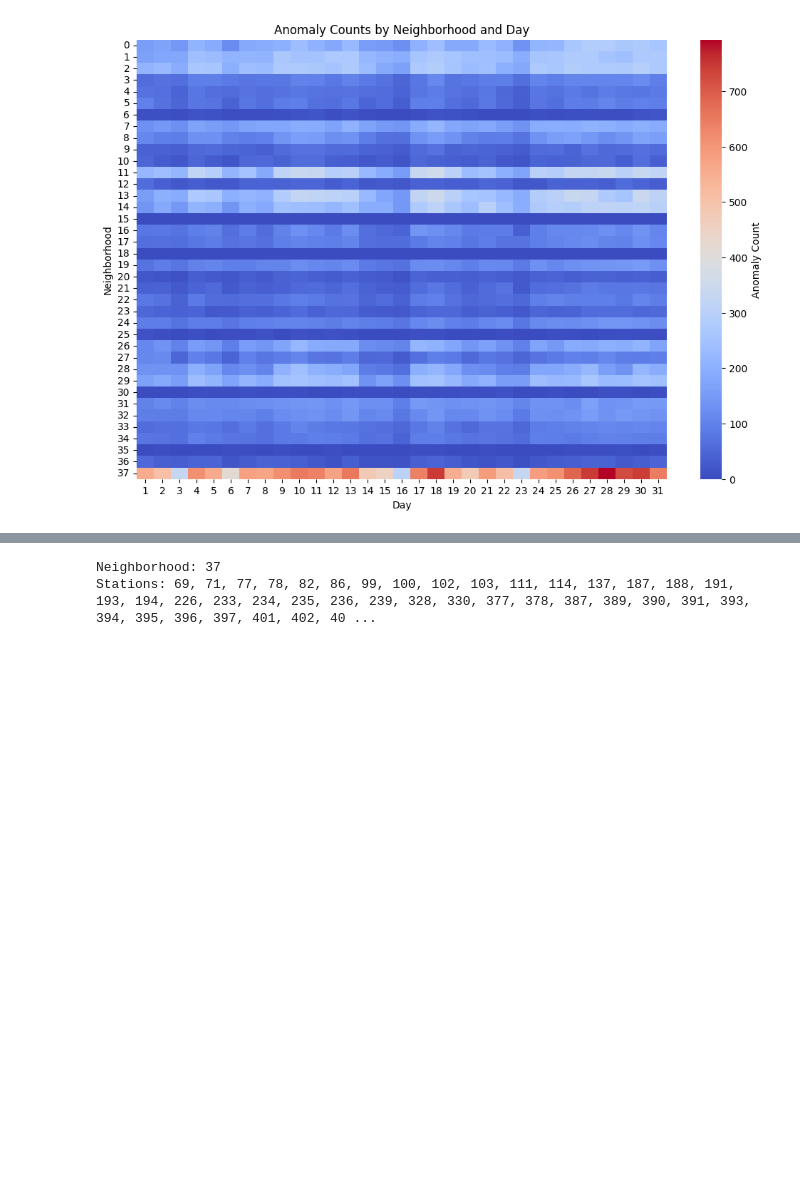
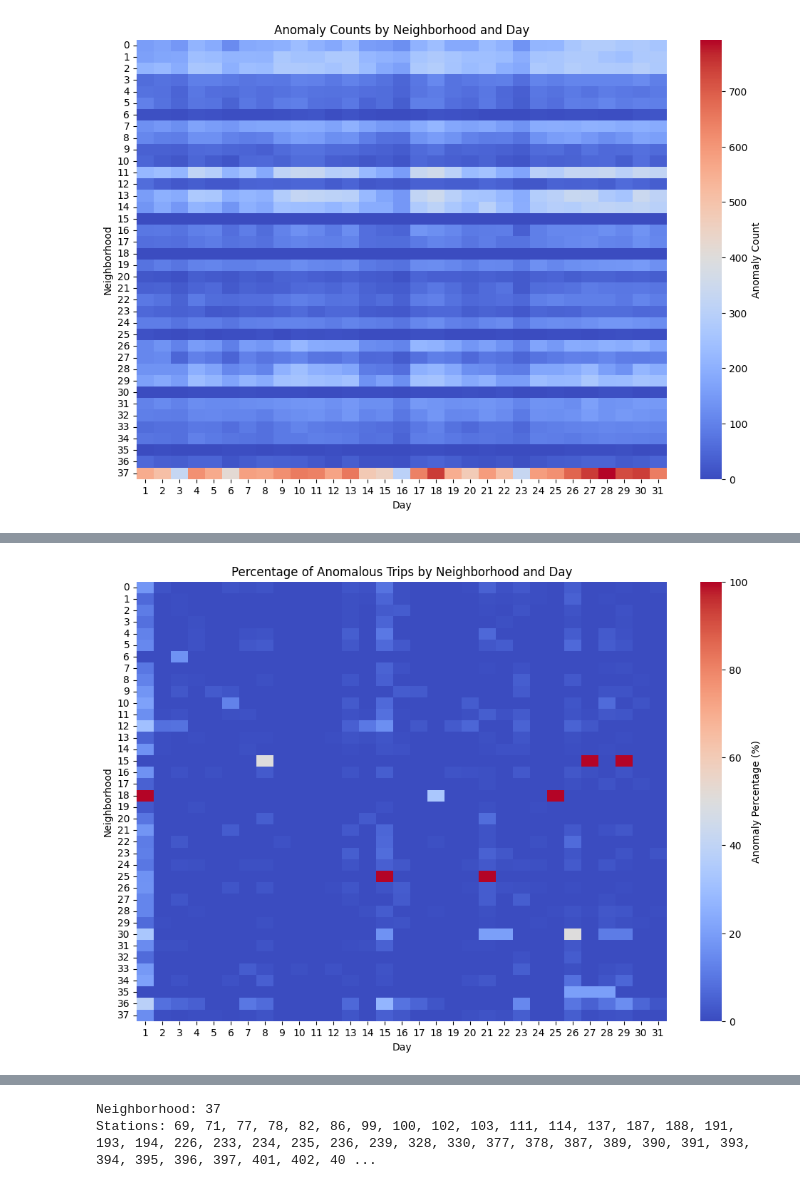
Before and after one commit to elnurisg/anomaly_detection_for_shared_mobility, a Jupyter notebook: station_focus/data_analysis.ipynb, the cells around one changed output, grey strips where cells are left out. Drawn from its saved outputs; the diff is of its cells as text; code cells hidden in the pictures; blank space fills up the shorter version.

```diff
--- a/station_focus/data_analysis.ipynb
+++ b/station_focus/data_analysis.ipynb
@@ -323,0 +356,27 @@ plt.show()
+# %%
+# Group by 'neighborhood' and 'day' to calculate total trips and anomalous trips
+grouped_data = station_data.groupby(['neighborhood', 'day']).agg(
+    total_trips=('anomaly', 'size'),            # Total number of trips (count rows)
+    anomalous_trips=('anomaly', lambda x: (x == -1).sum())  # Count trips flagged as anomalies
+).reset_index()
+
+# Calculate the anomaly percentage (percentage of anomalous trips)
+grouped_data['anomaly_percentage'] = (grouped_data['anomalous_trips'] / grouped_data['total_trips']) * 100
+
+# Pivot the grouped data for the heatmap
+pivot_table_percentage = grouped_data.pivot_table(
+    values='anomaly_percentage',
+    index='neighborhood',
+    columns='day',
+    fill_value=0
+)
+
+# Plot the heatmap
+plt.figure(figsize=(12, 8))  # Adjust size for readability
+sns.heatmap(pivot_table_percentage, cmap='coolwarm', cbar_kws={'label': 'Anomaly Percentage (%)'})
+plt.title('Percentage of Anomalous Trips by Neighborhood and Day')
+plt.xlabel('Day')
+plt.ylabel('Neighborhood')
+plt.show()
+# %% [output]
+[figure, added]
```
Also changed, not shown: parts of 9 cells of this notebook.
